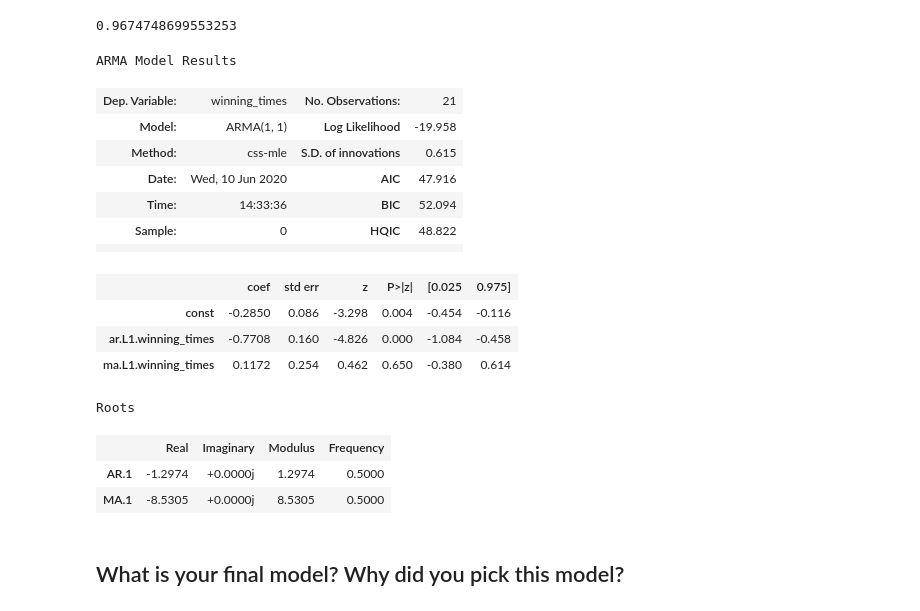
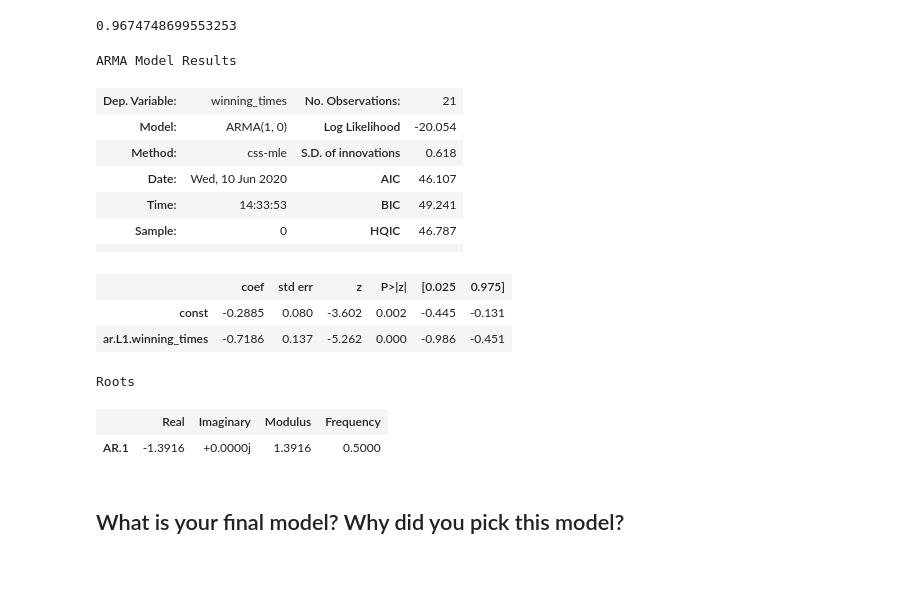
Before and after one commit to OsterMendel/dsc-arma-models-statsmodels-lab-nyc-ds-033020, a Jupyter notebook: index.ipynb, the cells around one changed output. Cells and saved outputs as stored; diff of their text form; code cells hidden in the pictures; blank space fills up the shorter version.

```diff
--- a/index.ipynb
+++ b/index.ipynb
@@ -91,26 +91,24 @@ adfuller(data_diff.winning_times)[1]
 # %%
 from statsmodels.tsa.arima_model import ARIMA
 # %%
-arma = ARIMA(data_diff, order=(1,0,1))
+arma = ARIMA(data_diff, order=(1,0,0))
 arma_fit = arma.fit()
 arma_fit.summary()
 # %% [output]
 ARMA Model Results
 | Dep. Variable: | winning_times | No. Observations: | 21 |
-| Model: | ARMA(1, 1) | Log Likelihood | -19.958 |
-| Method: | css-mle | S.D. of innovations | 0.615 |
-| Date: | Wed, 10 Jun 2020 | AIC | 47.916 |
-| Time: | 14:33:36 | BIC | 52.094 |
-| Sample: | 0 | HQIC | 48.822 |
+| Model: | ARMA(1, 0) | Log Likelihood | -20.054 |
+| Method: | css-mle | S.D. of innovations | 0.618 |
+| Date: | Wed, 10 Jun 2020 | AIC | 46.107 |
+| Time: | 14:33:53 | BIC | 49.241 |
+| Sample: | 0 | HQIC | 46.787 |
 |  |  |  |  |
 |  | coef | std err | z | P>|z| | [0.025 | 0.975] |
-| const | -0.2850 | 0.086 | -3.298 | 0.004 | -0.454 | -0.116 |
-| ar.L1.winning_times | -0.7708 | 0.160 | -4.826 | 0.000 | -1.084 | -0.458 |
-| ma.L1.winning_times | 0.1172 | 0.254 | 0.462 | 0.650 | -0.380 | 0.614 |
+| const | -0.2885 | 0.080 | -3.602 | 0.002 | -0.445 | -0.131 |
+| ar.L1.winning_times | -0.7186 | 0.137 | -5.262 | 0.000 | -0.986 | -0.451 |
 Roots
 |  | Real | Imaginary | Modulus | Frequency |
-| AR.1 | -1.2974 | +0.0000j | 1.2974 | 0.5000 |
-| MA.1 | -8.5305 | +0.0000j | 8.5305 | 0.5000 |
+| AR.1 | -1.3916 | +0.0000j | 1.3916 | 0.5000 |
 # %% [markdown]
 ## What is your final model? Why did you pick this model?
 # %%
```
